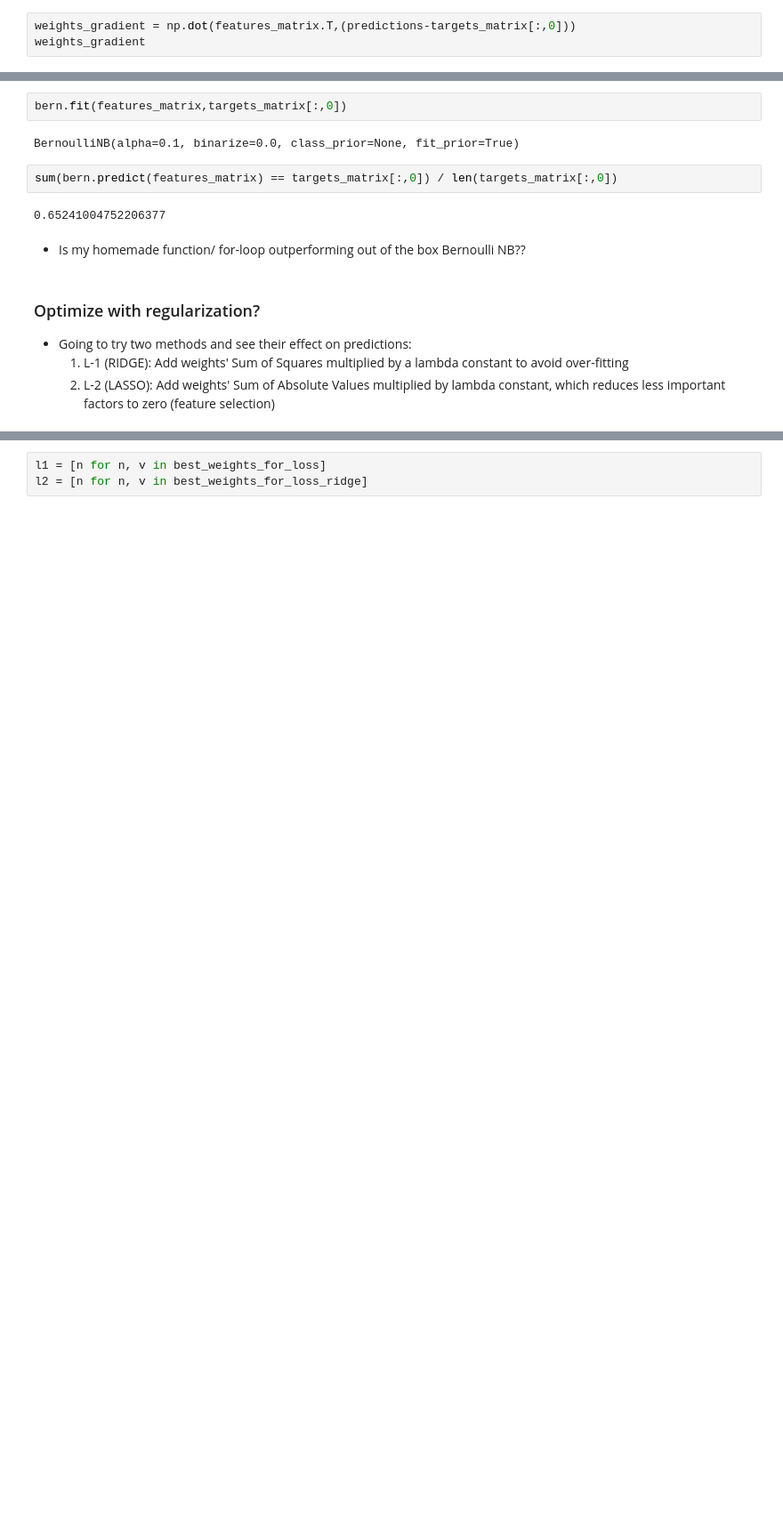
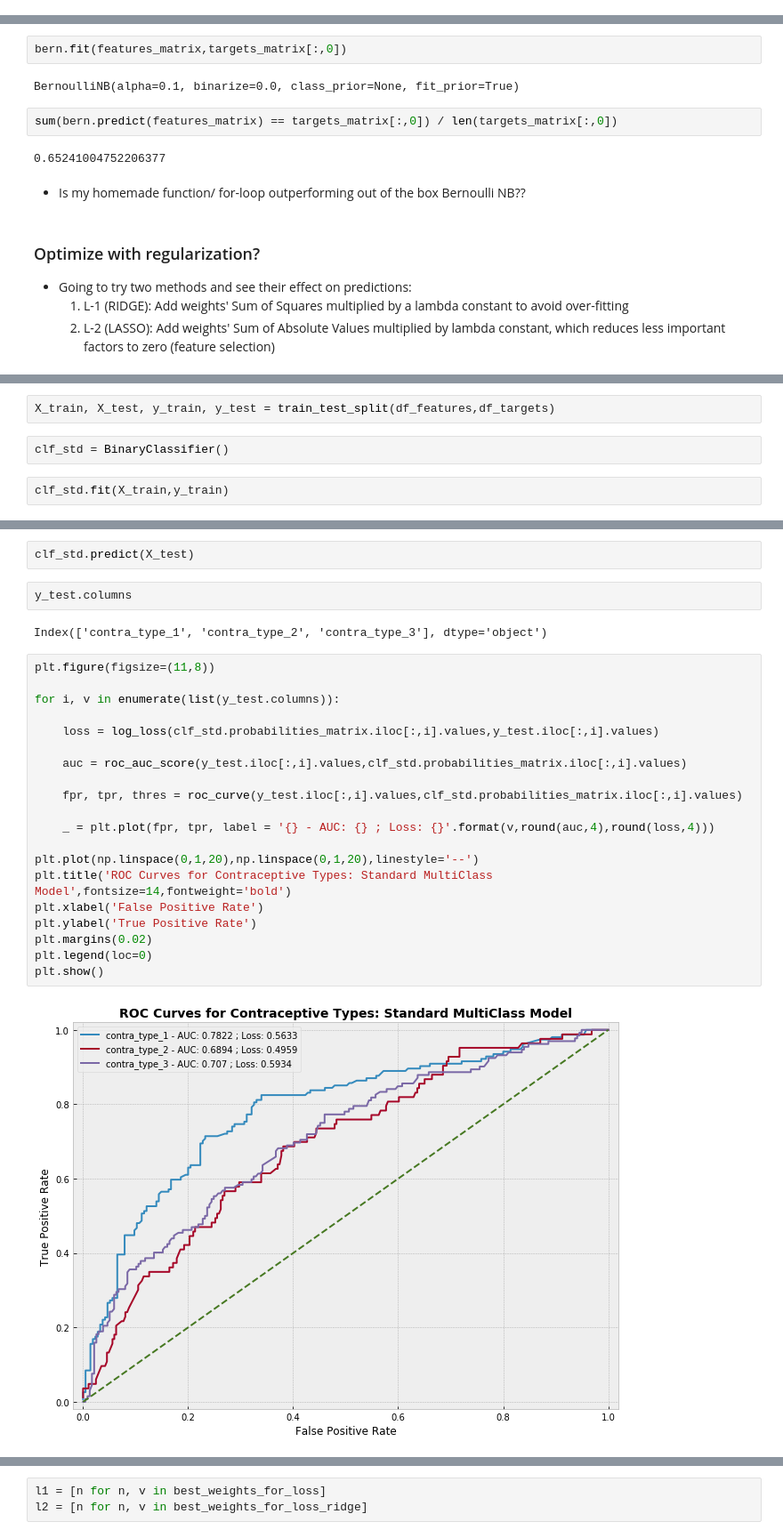
Before and after one commit to MichaelNormandyGavin/contraceptive, a Jupyter notebook: Contraceptive Study Classification.ipynb, the cells around one changed output, grey strips where cells are left out. Shown: that part at 89% size. Drawn from its saved outputs; the diff is of its cells as text; blank space fills up the shorter version.

```diff
--- a/Contraceptive Study Classification.ipynb
+++ b/Contraceptive Study Classification.ipynb
@@ -258,3 +245,0 @@ array([ 0.5,  0.5,  0.5, ...,  0.5,  0.5,  0.5])
-# %%
-weights_gradient = np.dot(features_matrix.T,(predictions-targets_matrix[:,0]))
-weights_gradient
@@ -389,0 +367,6 @@ sum(bern.predict(features_matrix) == targets_matrix[:,0]) / len(targets_matrix[:
+# %%
+X_train, X_test, y_train, y_test = train_test_split(df_features,df_targets)
+# %%
+clf_std = BinaryClassifier()
+# %%
+clf_std.fit(X_train,y_train)
@@ -389,0 +378,28 @@ sum(bern.predict(features_matrix) == targets_matrix[:,0]) / len(targets_matrix[:
+# %%
+clf_std.predict(X_test)
+# %%
+y_test.columns
+# %% [output]
+Index(['contra_type_1', 'contra_type_2', 'contra_type_3'], dtype='object')
+# %%
+plt.figure(figsize=(11,8))
+
+for i, v in enumerate(list(y_test.columns)):
+
+    loss = log_loss(clf_std.probabilities_matrix.iloc[:,i].values,y_test.iloc[:,i].values)
+
+    auc = roc_auc_score(y_test.iloc[:,i].values,clf_std.probabilities_matrix.iloc[:,i].values)
+
+    fpr, tpr, thres = roc_curve(y_test.iloc[:,i].values,clf_std.probabilities_matrix.iloc[:,i].values)
+
+    _ = plt.plot(fpr, tpr, label = '{} - AUC: {} ; Loss: {}'.format(v,round(auc,4),round(loss,4)))
+
+plt.plot(np.linspace(0,1,20),np.linspace(0,1,20),linestyle='--')
+plt.title('ROC Curves for Contraceptive Types: Standard MultiClass Model',fontsize=14,fontweight='bold')
+plt.xlabel('False Positive Rate')
+plt.ylabel('True Positive Rate')
+plt.margins(0.02)
+plt.legend(loc=0)
+plt.show()
+# %% [output]
+[figure, added]
```
Also changed, not shown: parts of 51 cells of this notebook, 1 other file.
